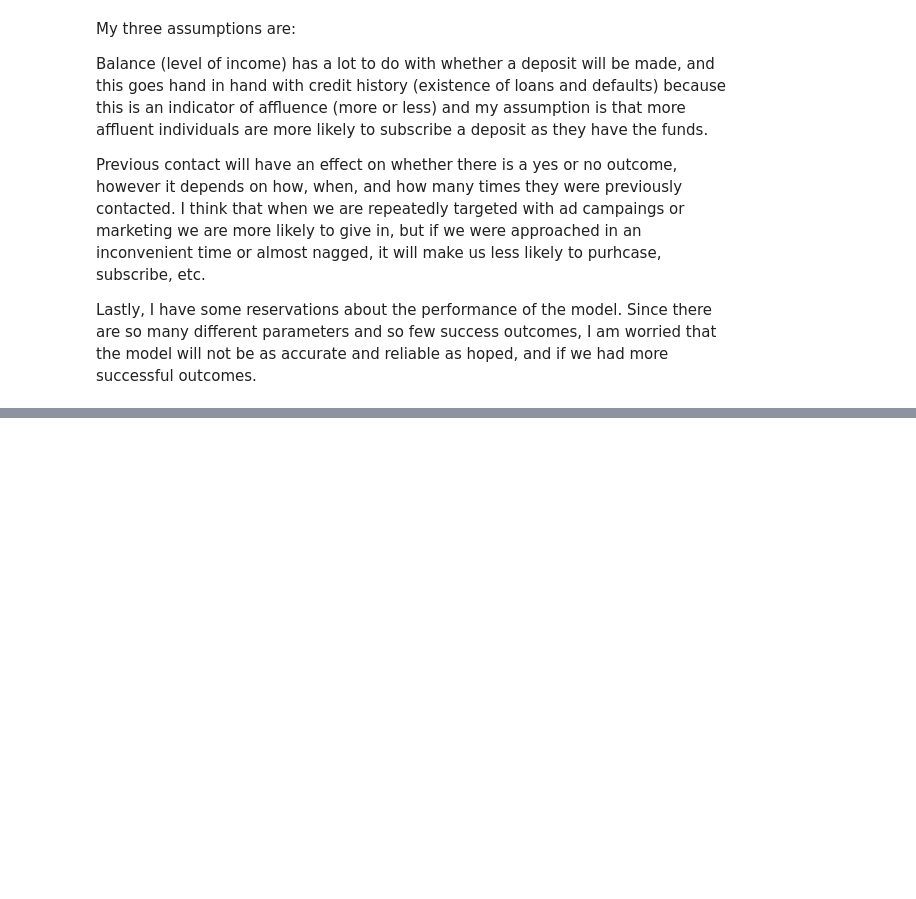
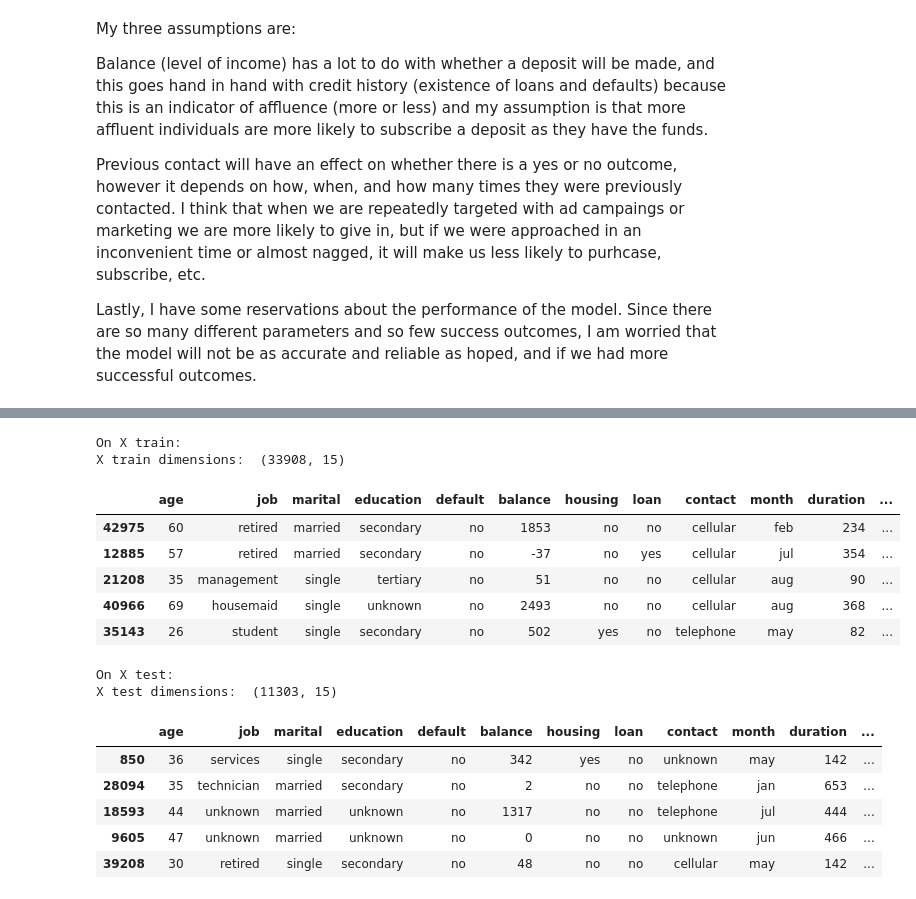
Before and after one commit to ismail-memon-123/CS_5262_ML, a Jupyter notebook: ML_model.ipynb, the cells around one changed output, grey strips where cells are left out. Saved outputs shown, nothing was run; the diff lists cells and outputs as text; code cells hidden in the pictures; blank space fills up the shorter version.

```diff
--- a/ML_model.ipynb
+++ b/ML_model.ipynb
@@ -285,0 +359,6 @@ Lastly, I have some reservations about the performance of the model. Since there
+# %%
+data = pd.read_csv('https://raw.githubusercontent.com/ismail-memon-123/CS_5262_ML/refs/heads/main/bank-full.csv',delimiter=';')
+data['binary_result'] = data['y'].apply(lambda x: 1 if x == 'yes' else 0 if x == 'no' else 2)
+# Remove day column and the yes column
+data = data.drop(['day', 'y'], axis=1)
+data.head()
@@ -285,0 +383,31 @@ Lastly, I have some reservations about the performance of the model. Since there
+# %%
+random_seed = 1234
+x_train, x_test, y_train, y_test = train_test_split(data.drop(columns='binary_result'), data['binary_result'],
+                                                   test_size=0.25, random_state=random_seed, stratify=data['binary_result'])
+# %%
+# X Train
+print('On X train: ')
+print('X train dimensions: ', x_train.shape)
+display(x_train.head())
+
+# X test
+print('\nOn X test: ')
+print('X test dimensions: ', x_test.shape)
+display(x_test.head())
+# %% [output]
+On X train:
+X train dimensions:  (33908, 15)
+|  | age | job | marital | education | default | balance | housing | loan | contact | month | duration | ... |
+| 42975 | 60 | retired | married | secondary | no | 1853 | no | no | cellular | feb | 234 | ... |
+| 12885 | 57 | retired | married | secondary | no | -37 | no | yes | cellular | jul | 354 | ... |
+| 21208 | 35 | management | single | tertiary | no | 51 | no | no | cellular | aug | 90 | ... |
+| 40966 | 69 | housemaid | single | unknown | no | 2493 | no | no | cellular | aug | 368 | ... |
+| 35143 | 26 | student | single | secondary | no | 502 | yes | no | telephone | may | 82 | ... |
+On X test:
+X test dimensions:  (11303, 15)
+|  | age | job | marital | education | default | balance | housing | loan | contact | month | duration | ... |
+| 850 | 36 | services | single | secondary | no | 342 | yes | no | unknown | may | 142 | ... |
+| 28094 | 35 | technician | married | secondary | no | 2 | no | no | telephone | jan | 653 | ... |
+| 18593 | 44 | unknown | married | unknown | no | 1317 | no | no | telephone | jul | 444 | ... |
+| 9605 | 47 | unknown | married | unknown | no | 0 | no | no | unknown | jun | 466 | ... |
+| 39208 | 30 | retired | single | secondary | no | 48 | no | no | cellular | may | 142 | ... |
```
Also changed, not shown: parts of 23 cells of this notebook.
